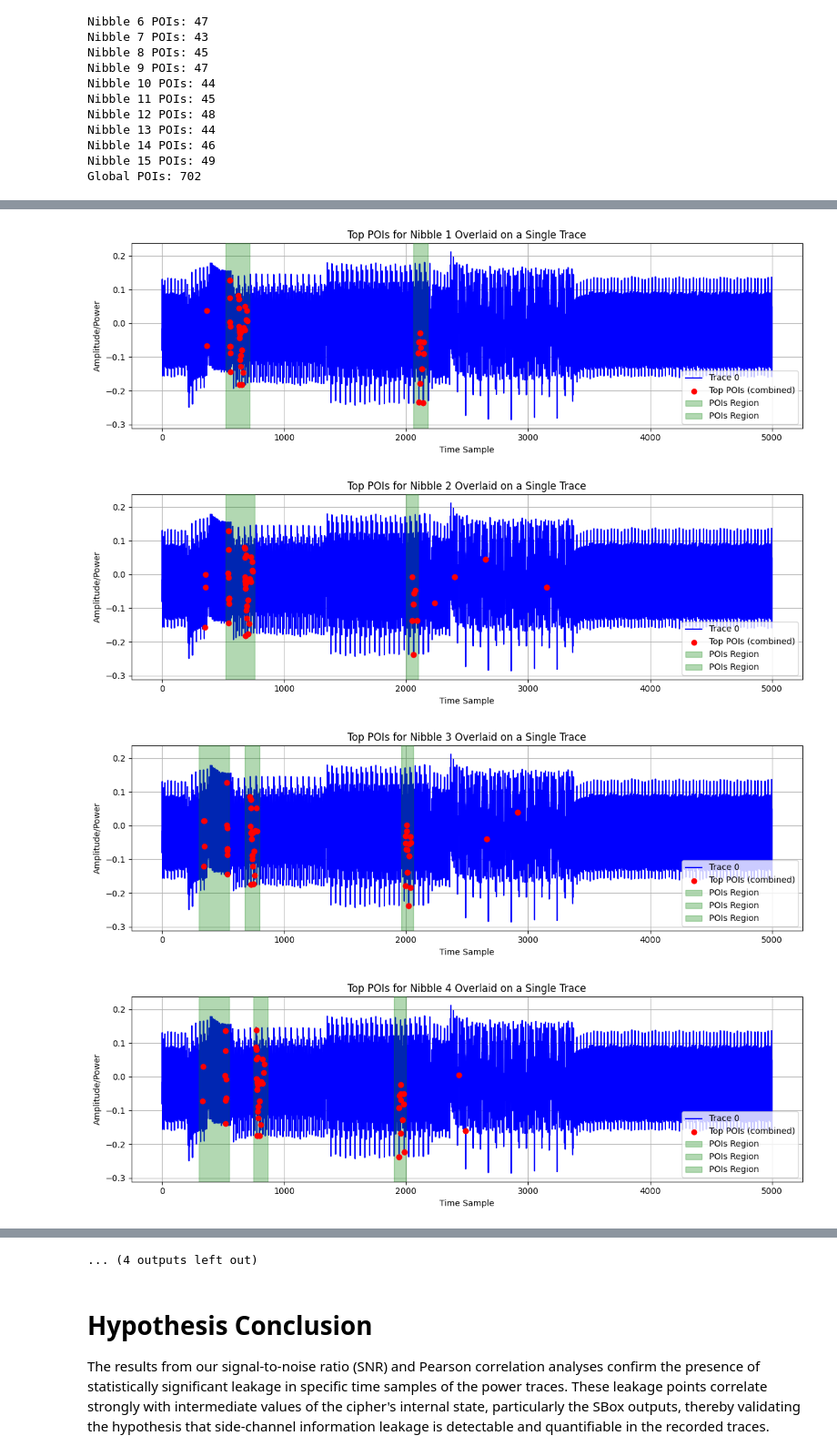
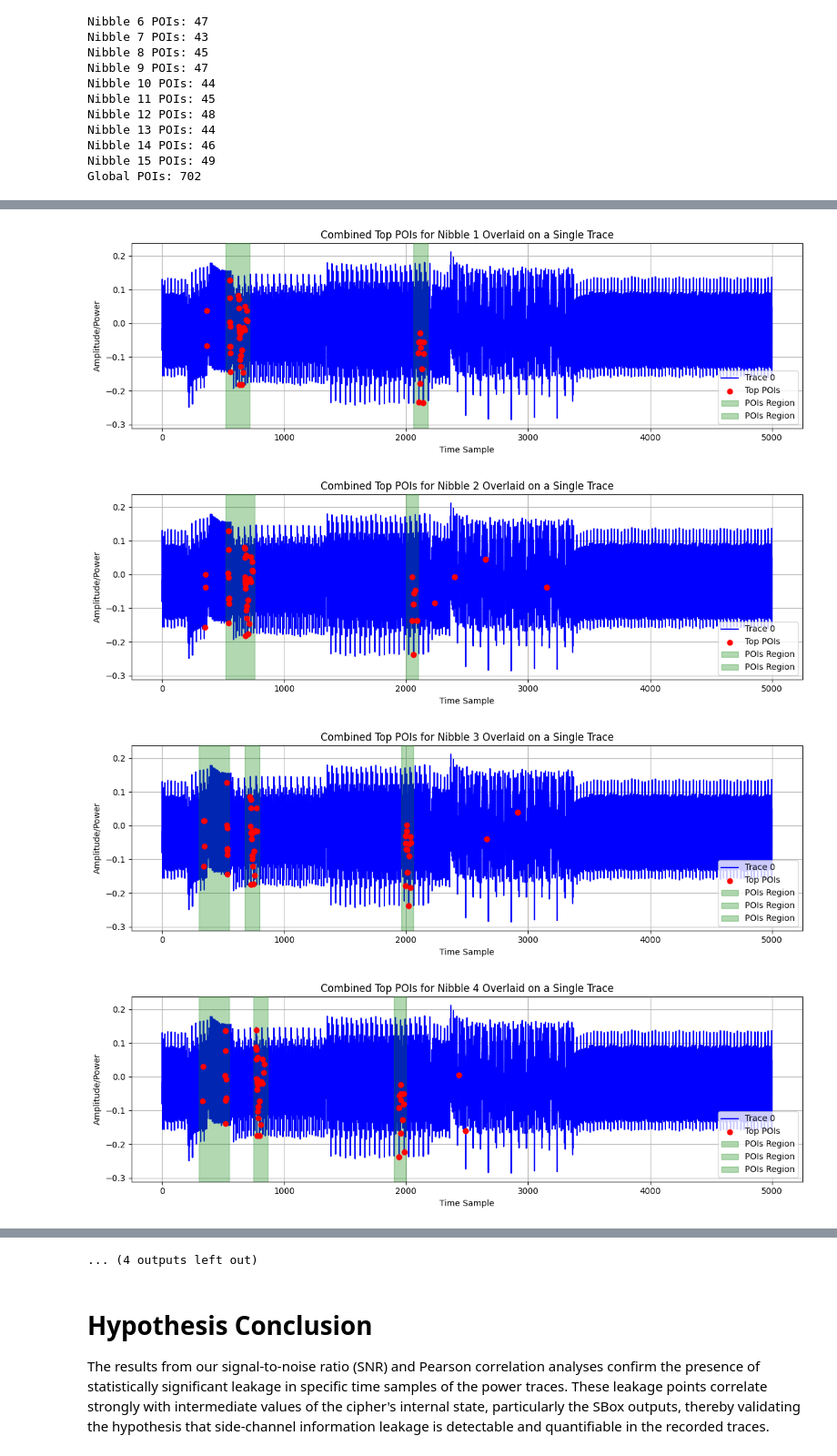
Before and after one commit to xtodorovic/ai-assisted-sca, a Jupyter notebook: research/trace_research_PRESENT.ipynb, the cells around one changed output, grey strips where cells are left out. Shown at 91% size. Saved outputs shown, nothing was run; the diff lists cells and outputs as text; code cells hidden in the pictures.

```diff
--- a/research/trace_research_PRESENT.ipynb
+++ b/research/trace_research_PRESENT.ipynb
@@ -261,10 +264,10 @@ trace = traces[trace_index]
 # Collect all top 3 POIs from each nibble's SNR
 poi_indices = []
 for nibble in range(16):
-    top_pois_snr = np.where(results_present[nibble]['snr'] > 0.7)[0]
-    top_pois_corr = np.where(results_present[nibble]['correlation'] > 0.9)[0]
-    # top_pois_snr = np.argsort(results_present[nibble]['snr'])[-25:]  # Top 10
-    # top_pois_corr = np.argsort(results_present[nibble]['correlation'])[-40:]  # Top 10
+    # top_pois_snr = np.where(results_present[nibble]['snr'] > 0.7)[0]
+    # top_pois_corr = np.where(results_present[nibble]['correlation'] > 0.9)[0]
+    top_pois_snr = np.argsort(results_present[nibble]['snr'])[-10:]  # Top 10
+    top_pois_corr = np.argsort(results_present[nibble]['correlation'])[-10:]  # Top 10
     poi_indices.extend(top_pois_snr)
     poi_indices.extend(top_pois_corr)
 
@@ -277,9 +280,9 @@ plt.plot(trace, label=f"Trace {trace_index}", color='blue')
 
 # Mark POIs
 plt.scatter(poi_indices, trace[poi_indices], color='red', zorder=5, label="Top POIs (combined)")
-plt.title("Top 3 POIs for Nibbles Overlaid on a Single Trace")
+plt.title("Top 10 POIs of all Nibbles Overlaid on a Single Trace")
 plt.xlabel("Time Sample")
-plt.ylabel("Amplitude")
+plt.ylabel("Amplitude/Power")
 plt.grid(True)
 plt.legend()
 plt.tight_layout()
@@ -442,8 +445,8 @@ for idx, ranges_list in ranges["per_nibble"].items():
     plt.plot(trace, label=f"Trace {trace_index}", color='blue')
 
     # Mark POIs
-    plt.scatter(poi_indices, trace[poi_indices], color='red', zorder=5, label="Top POIs (combined)")
-    plt.title(f"Top POIs for Nibble {nibble} Overlaid on a Single Trace")
+    plt.scatter(poi_indices, trace[poi_indices], color='red', zorder=5, label="Top POIs")
+    plt.title(f"Combined Top POIs for Nibble {nibble} Overlaid on a Single Trace")
     plt.xlabel("Time Sample")
     plt.ylabel("Amplitude/Power")
     for item in enumerate(ranges_list):
@@ -458,4 +461,4 @@ for idx, ranges_list in ranges["per_nibble"].items():
-[figure, old version]
+[figure, new version]
-[figure, old version]
+[figure, new version]
-[figure, old version]
+[figure, new version]
-[figure, old version]
+[figure, new version]
```
Also changed, not shown: parts of 7 cells of this notebook, 1 other file.
